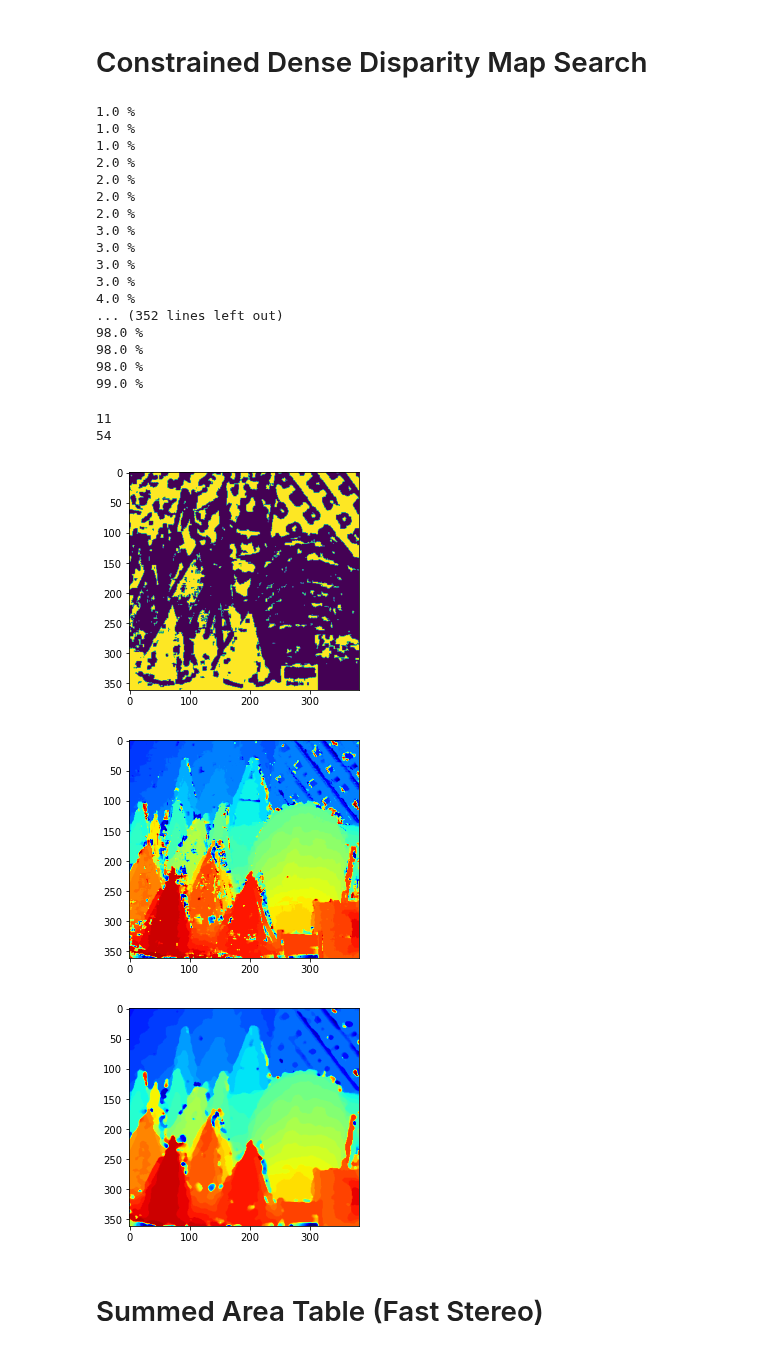
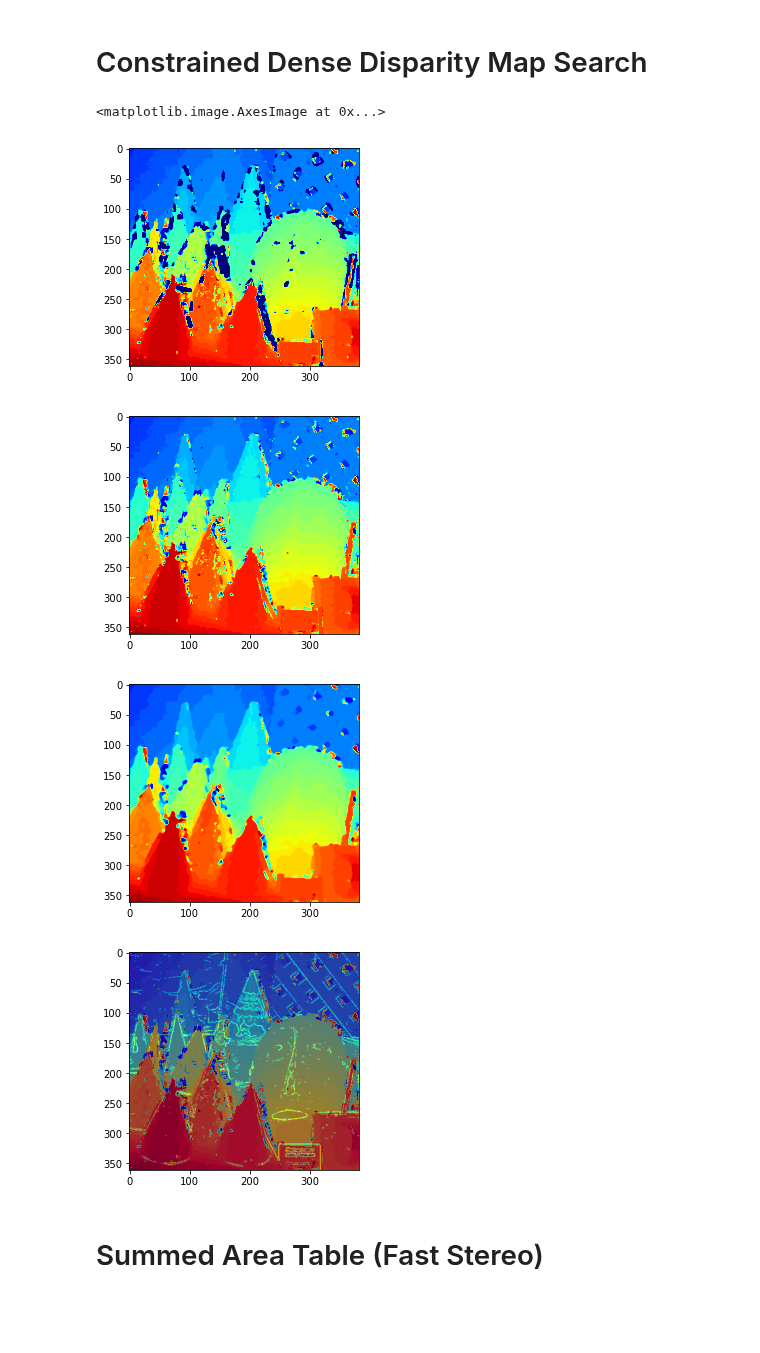
Before and after one commit to Tsmorz/computer-vision, a Jupyter notebook: Project 3/StereoVision.ipynb, the cells around one changed output. Drawn from its saved outputs; the diff is of its cells as text; code cells hidden in the pictures; blank space fills up the shorter version.

```diff
--- a/Project 3/StereoVision.ipynb
+++ b/Project 3/StereoVision.ipynb
@@ -289,6 +287,7 @@ def disparityMap(left,right,width,dis_range):
     high = int((width-1)/2)+1
 
     for i in range(low,r-high):
+
         for j in range(low,c-high-dis_range[1]):
             rightPatch = right[i-low:i+high,j-low:j+high]
             best = 0
@@ -301,64 +300,49 @@ def disparityMap(left,right,width,dis_range):
                     denseMap[i,j] = np.abs(k-j)
                     accuracyMap[i,j] = new
 
-                    if best>=0.9995:
-                        break
+                    #if best>=0.9995:
+                    #    break
                     best = new
-
-        print(100*round(i/r,2),'%')
 
     return denseMap, accuracyMap
 
 dis_range = [10, 55]
-width = 7
+width = 3
 maps = disparityMap(gray1,gray2,width,dis_range)
-# %% [output]
-1.0 %
-1.0 %
-1.0 %
-2.0 %
-2.0 %
-2.0 %
-2.0 %
-3.0 %
-3.0 %
-3.0 %
-3.0 %
-4.0 %
-... (352 lines left out)
-98.0 %
-98.0 %
-98.0 %
-99.0 %
 # %%
 accuracyMap = maps[1]
 accuracyMap = accuracyMap[width:-width, width:-width-dis_range[1]]
 
 dense = maps[0]
 dense = dense[width:-width, width:-width-dis_range[1]]
 
 clean = np.uint8(dense)
-#clean[accuracyMap<0.9995] = 1
-clean = cv2.medianBlur(clean,7)
-
-print(np.amin(clean))
-print(np.amax(clean))
+clean = cv2.medianBlur(clean,5)
 
 plt.figure()
-plt.imshow(accuracyMap>0.9995)
+plt.imshow(dense*(accuracyMap>0.99),cmap='jet',vmin=10, vmax=np.amax(clean))
+#plt.imshow(dense,cmap='jet',alpha=0.5)
 plt.savefig('nccScore.png', dpi=200, bbox_inches='tight', pad_inches=0)
+
 plt.figure()
 plt.imshow(dense,cmap='jet')
 plt.savefig('denseOriginal.png', dpi=200, bbox_inches='tight', pad_inches=0)
+
 plt.figure()
 plt.imshow(clean,vmin=np.amin(clean), vmax=np.amax(clean),cmap='jet')
 plt.savefig('disparityEdit.png', dpi=200, bbox_inches='tight', pad_inches=0)
+
+edges = np.sqrt(Sobelx(gray2)**2+Sobely(gray2)**2)
+edges = edges[width:-width, width:-width-dis_range[1]]
+plt.figure()
+plt.imshow(dense,cmap='jet')
+plt.imshow(edges>0.3*np.amax(edges),alpha=0.5)
 # %% [output]
-11
-54
+<matplotlib.image.AxesImage at 0x...>
-[figure, old version]
+[figure, new version]
-[figure, old version]
+[figure, new version]
-[figure, old version]
+[figure, new version]
+[figure, added]
 # %% [markdown]
 # Summed Area Table (Fast Stereo)
 # %%
```
Also changed, not shown: parts of 2 cells of this notebook, 3 other files.
